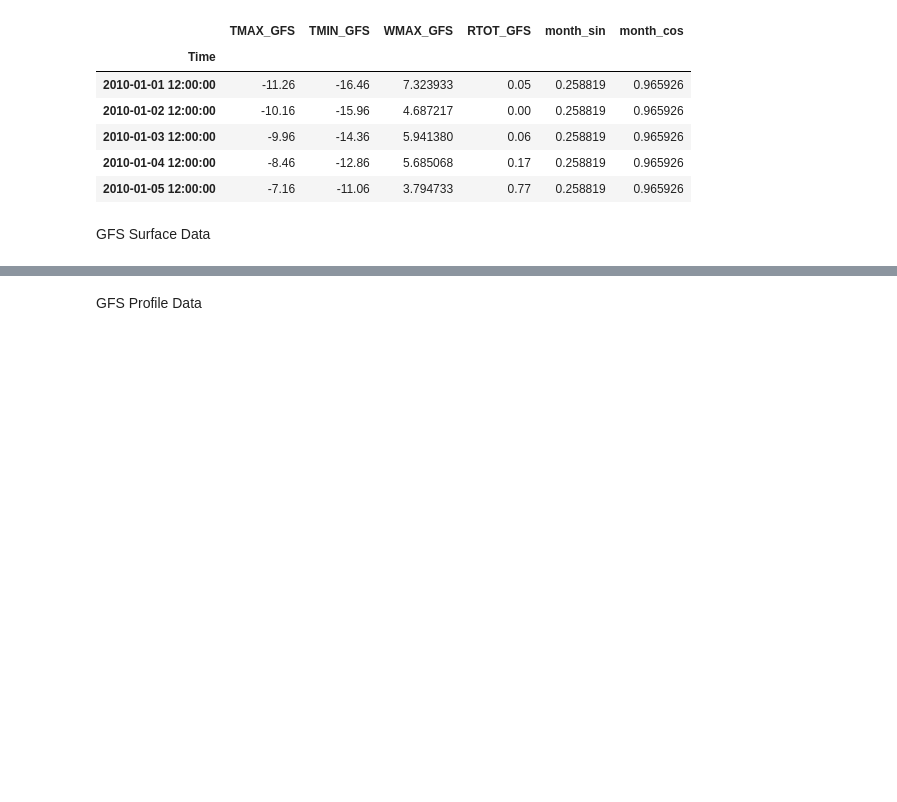
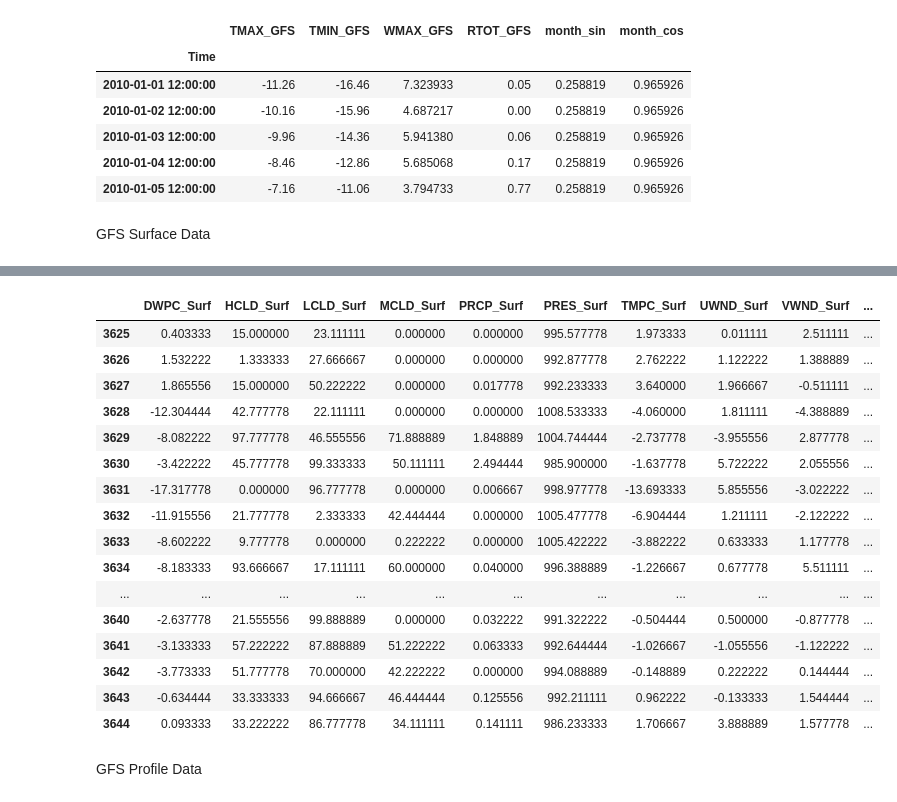
Before and after one commit to dfu2020/ATMS-597-SP-2020-Project-4, a Jupyter notebook: Copy_of_Project4_Joyce_v3.ipynb, the cells around one changed output, grey strips where cells are left out. Cells and saved outputs as stored; diff of their text form; code cells hidden in the pictures; blank space fills up the shorter version.

```diff
--- a/Copy_of_Project4_Joyce_v3.ipynb
+++ b/Copy_of_Project4_Joyce_v3.ipynb
@@ -115,0 +81,4 @@ GFS_surface1.
+# %%
+GFS_surface = GFS_surface.groupby(np.arange(len(GFS_surface))//9).mean()
+GFS_surface['Date'] = pd.date_range(start='1/3/2010', periods=len(GFS_surface), freq='D')
+GFS_surface
@@ -116,3 +110,23 @@ GFS_surface1.
+# %%
+GFS_surface[-20::]
+# %% [output]
+|  | DWPC_Surf | HCLD_Surf | LCLD_Surf | MCLD_Surf | PRCP_Surf | PRES_Surf | TMPC_Surf | UWND_Surf | VWND_Surf | ... |
+| 3625 | 0.403333 | 15.000000 | 23.111111 | 0.000000 | 0.000000 | 995.577778 | 1.973333 | 0.011111 | 2.511111 | ... |
+| 3626 | 1.532222 | 1.333333 | 27.666667 | 0.000000 | 0.000000 | 992.877778 | 2.762222 | 1.122222 | 1.388889 | ... |
+| 3627 | 1.865556 | 15.000000 | 50.222222 | 0.000000 | 0.017778 | 992.233333 | 3.640000 | 1.966667 | -0.511111 | ... |
+| 3628 | -12.304444 | 42.777778 | 22.111111 | 0.000000 | 0.000000 | 1008.533333 | -4.060000 | 1.811111 | -4.388889 | ... |
+| 3629 | -8.082222 | 97.777778 | 46.555556 | 71.888889 | 1.848889 | 1004.744444 | -2.737778 | -3.955556 | 2.877778 | ... |
+| 3630 | -3.422222 | 45.777778 | 99.333333 | 50.111111 | 2.494444 | 985.900000 | -1.637778 | 5.722222 | 2.055556 | ... |
+| 3631 | -17.317778 | 0.000000 | 96.777778 | 0.000000 | 0.006667 | 998.977778 | -13.693333 | 5.855556 | -3.022222 | ... |
+| 3632 | -11.915556 | 21.777778 | 2.333333 | 42.444444 | 0.000000 | 1005.477778 | -6.904444 | 1.211111 | -2.122222 | ... |
+| 3633 | -8.602222 | 9.777778 | 0.000000 | 0.222222 | 0.000000 | 1005.422222 | -3.882222 | 0.633333 | 1.177778 | ... |
+| 3634 | -8.183333 | 93.666667 | 17.111111 | 60.000000 | 0.040000 | 996.388889 | -1.226667 | 0.677778 | 5.511111 | ... |
+| ... | ... | ... | ... | ... | ... | ... | ... | ... | ... | ... |
+| 3640 | -2.637778 | 21.555556 | 99.888889 | 0.000000 | 0.032222 | 991.322222 | -0.504444 | 0.500000 | -0.877778 | ... |
+| 3641 | -3.133333 | 57.222222 | 87.888889 | 51.222222 | 0.063333 | 992.644444 | -1.026667 | -1.055556 | -1.122222 | ... |
+| 3642 | -3.773333 | 51.777778 | 70.000000 | 42.222222 | 0.000000 | 994.088889 | -0.148889 | 0.222222 | 0.144444 | ... |
+| 3643 | -0.634444 | 33.333333 | 94.666667 | 46.444444 | 0.125556 | 992.211111 | 0.962222 | -0.133333 | 1.544444 | ... |
+| 3644 | 0.093333 | 33.222222 | 86.777778 | 34.111111 | 0.141111 | 986.233333 | 1.706667 | 3.888889 | 1.577778 | ... |
 # %% [markdown]
 GFS Profile Data
 # %%
```
Also changed, not shown: parts of 8 cells of this notebook.
